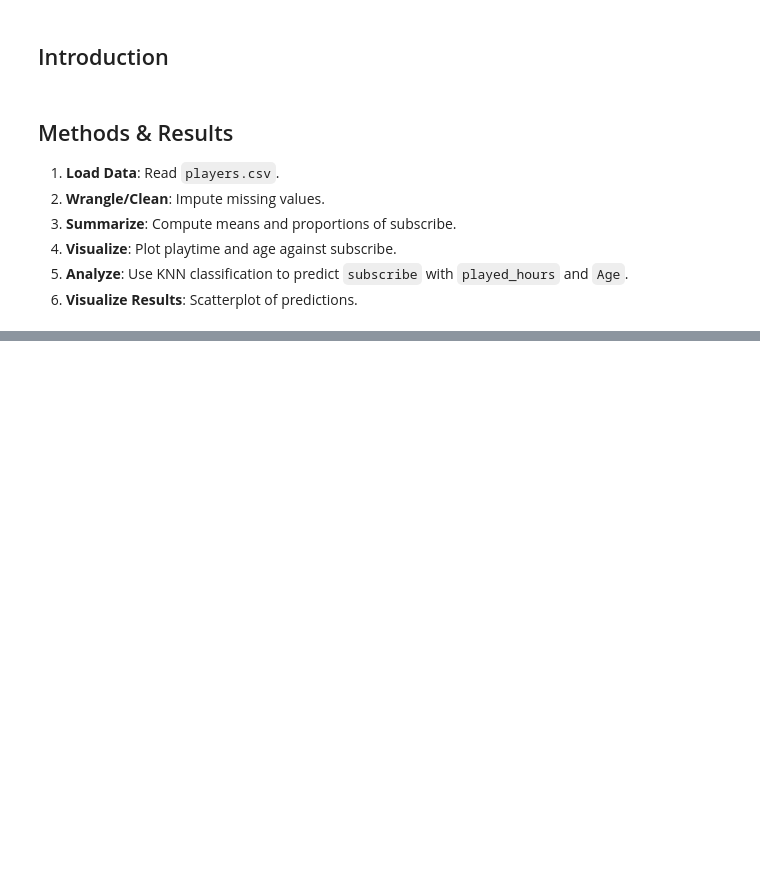
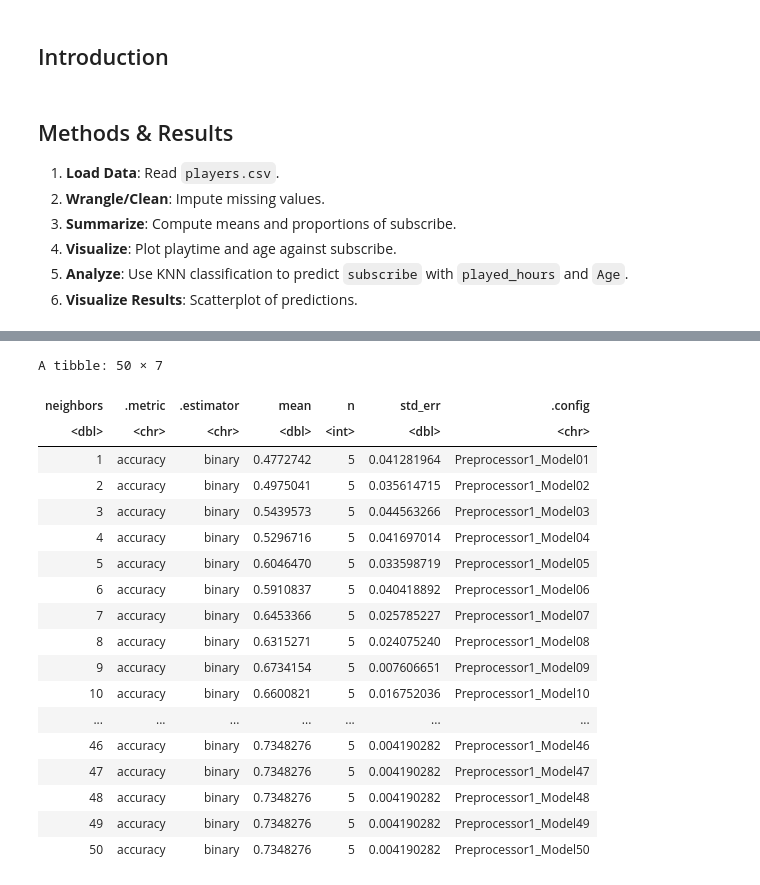
Before and after one commit to prabhnoor-k/DSCI-100-Project, a Jupyter notebook: Group_Project.ipynb, the cells around one changed output, grey strips where cells are left out. Drawn from its saved outputs; the diff is of its cells as text; code cells hidden in the pictures; blank space fills up the shorter version.

```diff
--- a/Group_Project.ipynb
+++ b/Group_Project.ipynb
@@ -127,0 +145,48 @@ Warning message in scale_y_log10():
+# %%
+# 5. Data Analysis with KNN
+
+# Model Specification for Tuning
+knn_spec <- nearest_neighbor(weight_func = "rectangular", neighbors = tune()) |>
+            set_mode("classification") |>
+            set_engine("kknn")
+
+# Tibble for all k values
+k_vals <- tibble(neighbors = seq(from = 1, to = 50, by = 1))
+
+# Recipe with standardization
+recipe <- recipe(subscribe ~ played_hours + Age, data = players_train) |>
+  step_scale(all_predictors()) |>
+  step_center(all_predictors())
+
+# Cross validation
+data_vfold <- vfold_cv(players_train, v = 5, strata = subscribe)
+
+# Fitting data and collecting Metrics
+knn_metrics <- workflow() |>
+  add_recipe(recipe) |>
+  add_model(knn_spec) |>
+  tune_grid(resamples = data_vfold, grid = k_vals) |>
+  collect_metrics()
+
+k_accuracies <- knn_metrics |> filter(.metric== "accuracy")
+k_accuracies
+# %% [output]
+A tibble: 50 × 7
+| neighbors | .metric | .estimator | mean | n | std_err | .config |
+| <dbl> | <chr> | <chr> | <dbl> | <int> | <dbl> | <chr> |
+| 1 | accuracy | binary | 0.4772742 | 5 | 0.041281964 | Preprocessor1_Model01 |
+| 2 | accuracy | binary | 0.4975041 | 5 | 0.035614715 | Preprocessor1_Model02 |
+| 3 | accuracy | binary | 0.5439573 | 5 | 0.044563266 | Preprocessor1_Model03 |
+| 4 | accuracy | binary | 0.5296716 | 5 | 0.041697014 | Preprocessor1_Model04 |
+| 5 | accuracy | binary | 0.6046470 | 5 | 0.033598719 | Preprocessor1_Model05 |
+| 6 | accuracy | binary | 0.5910837 | 5 | 0.040418892 | Preprocessor1_Model06 |
+| 7 | accuracy | binary | 0.6453366 | 5 | 0.025785227 | Preprocessor1_Model07 |
+| 8 | accuracy | binary | 0.6315271 | 5 | 0.024075240 | Preprocessor1_Model08 |
+| 9 | accuracy | binary | 0.6734154 | 5 | 0.007606651 | Preprocessor1_Model09 |
+| 10 | accuracy | binary | 0.6600821 | 5 | 0.016752036 | Preprocessor1_Model10 |
+| ... | ... | ... | ... | ... | ... | ... |
+| 46 | accuracy | binary | 0.7348276 | 5 | 0.004190282 | Preprocessor1_Model46 |
+| 47 | accuracy | binary | 0.7348276 | 5 | 0.004190282 | Preprocessor1_Model47 |
+| 48 | accuracy | binary | 0.7348276 | 5 | 0.004190282 | Preprocessor1_Model48 |
+| 49 | accuracy | binary | 0.7348276 | 5 | 0.004190282 | Preprocessor1_Model49 |
+| 50 | accuracy | binary | 0.7348276 | 5 | 0.004190282 | Preprocessor1_Model50 |
```
Also changed, not shown: parts of 7 cells of this notebook.
